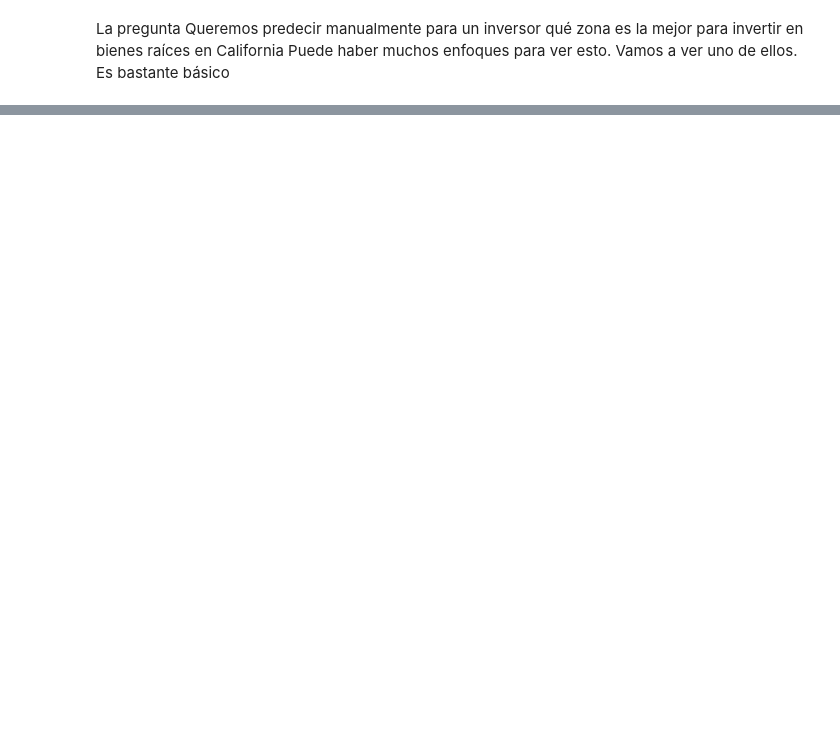
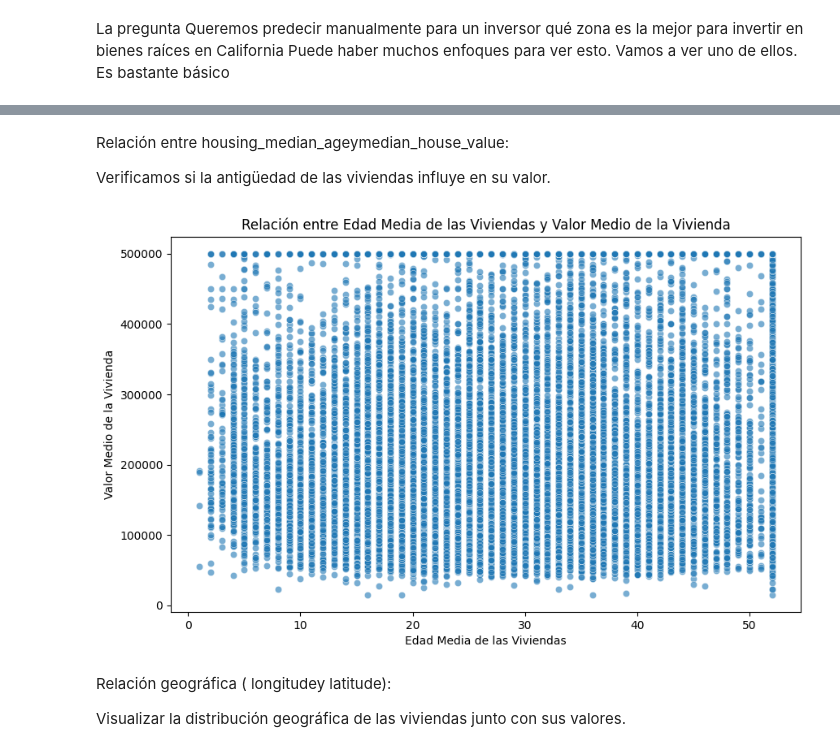
Before and after one commit to MariaMercedesLopez97/analisis_casas, a Jupyter notebook: notebooks/analisis_precios.ipynb, the cells around one changed output, grey strips where cells are left out. Saved outputs shown, nothing was run; the diff lists cells and outputs as text; code cells hidden in the pictures; blank space fills up the shorter version.

```diff
--- a/notebooks/analisis_precios.ipynb
+++ b/notebooks/analisis_precios.ipynb
@@ -58,0 +324,17 @@ Aquí vemos que cada columna es un número de tipo float 64
+# %% [markdown]
+Relación entre housing_median_ageymedian_house_value:
+
+Verificamos si la antigüedad de las viviendas influye en su valor.
+# %%
+plt.figure(figsize=(10, 6))
+sns.scatterplot(data=df, x='housing_median_age', y='median_house_value', alpha=0.6)
+plt.title('Relación entre Edad Media de las Viviendas y Valor Medio de la Vivienda')
+plt.xlabel('Edad Media de las Viviendas')
+plt.ylabel('Valor Medio de la Vivienda')
+plt.show()
+# %% [output]
+[figure, added]
+# %% [markdown]
+Relación geográfica ( longitudey latitude):
+
+Visualizar la distribución geográfica de las viviendas junto con sus valores.
```
Also changed, not shown: parts of 64 cells of this notebook, 4 other files.
